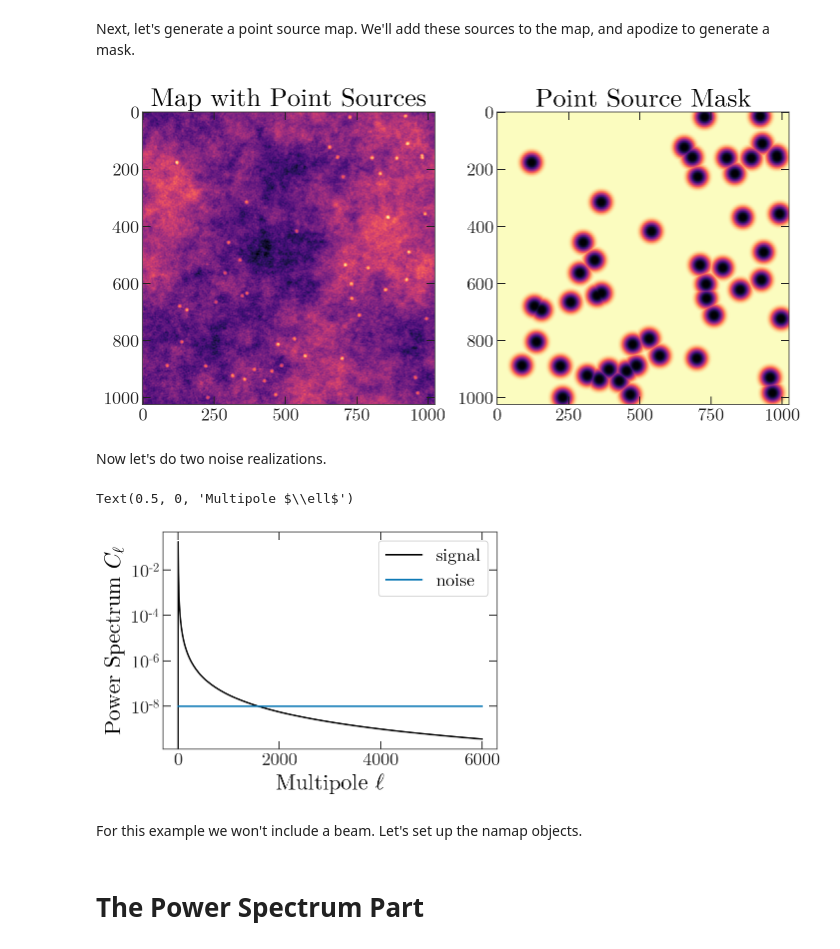
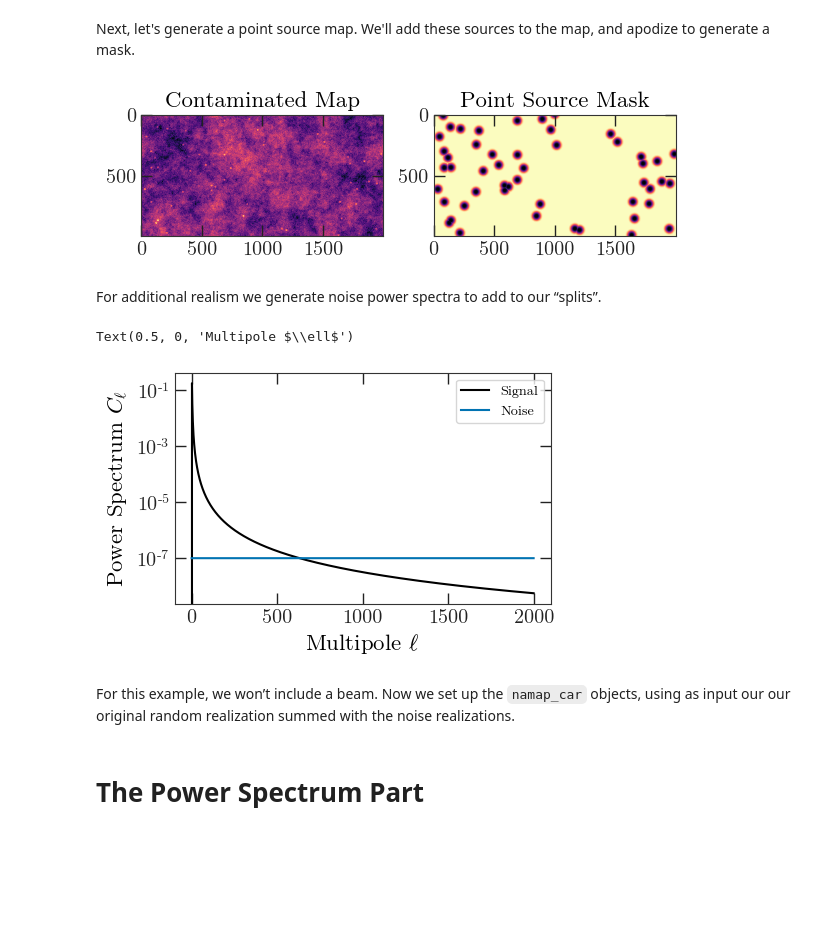
Before and after one commit to xzackli/nawrapper, a Jupyter notebook: notebooks/Getting Started.ipynb, the cells around one changed output. Cells and saved outputs as stored; diff of their text form; code cells hidden in the pictures; blank space fills up the shorter version.

```diff
--- a/notebooks/Getting Started.ipynb
+++ b/notebooks/Getting Started.ipynb
@@ -20,7 +23,7 @@ Let's generate a random map to try doing analysis on.
 # %%
-shape,wcs = enmap.geometry(shape=(1024,1024),
-                           res=np.deg2rad(0.5/60.),pos=(0,0))
-ells = np.arange(0,6000,1)
+shape,wcs = enmap.geometry(shape=(1000,2000),
+                           res=np.deg2rad(2/60.),pos=(0,0))
+ells = np.arange(0,2000,1)
 ps = np.zeros(len(ells))
 ps[2:] = 1/ells[2:]**2.5 # don't want monopole/dipole
 imap = enmap.rand_map(shape,wcs,ps[np.newaxis,np.newaxis])
@@ -33,46 +36,45 @@ Next, let's generate a point source map. We'll add these sources to the map, and
 # %%
 mask = enmap.ones(imap.shape, imap.wcs)
 
 N_point_sources = 50
 for i in range(N_point_sources):
     mask[
         np.random.randint(low=0, high=mask.shape[0]),
         np.random.randint(low=0, high=mask.shape[1]) ] = 0
-point_source_map = 1 - maptools.apod_C2(mask, 0.1)
+point_source_map = 1 - maptools.apod_C2(mask, 0.5)
 imap += point_source_map
-mask = maptools.apod_C2(mask, 0.5)
+mask = maptools.apod_C2(mask, 2)
 
-fig, axes = plt.subplots(1, 2, figsize=(10,20))
+fig, axes = plt.subplots(1, 2, figsize=(6,12))
 axes[0].imshow(imap)
 axes[1].imshow(mask)
-axes[0].set_title('Map with Point Sources')
+axes[0].set_title('Contaminated Map')
 axes[1].set_title('Point Source Mask')
 plt.tight_layout()
 # %% [output]
-[figure, old version]
+[figure, new version]
-# %% [markdown]
-Now let's do two noise realizations.
+# %% [markdown]
+For additional realism we generate noise power spectra to add to our “splits”.
 # %%
 ells = np.arange(0,len(ps),1)
-nl = np.ones(len(ells)) * 1e-8
+nl = np.ones(len(ells)) * 1e-7
 
-plt.figure(figsize=(6,4))
-plt.plot(ps, "-", label="signal")
-plt.plot(nl, "-", label="noise")
+plt.plot(ps, "-", label="Signal")
+plt.plot(nl, "-", label="Noise")
 plt.yscale('log')
 plt.legend()
 plt.ylabel(r'Power Spectrum $C_{\ell}$')
 plt.xlabel(r'Multipole $\ell$')
 # %% [output]
 Text(0.5, 0, 'Multipole $\\ell$')
-[figure, old version]
+[figure, new version]
 # %%
 noise_map_1 = enmap.rand_map(shape, wcs,
                              nl[np.newaxis, np.newaxis])
 noise_map_2 = enmap.rand_map(shape, wcs,
                              nl[np.newaxis, np.newaxis])
 # %% [markdown]
-For this example we won't include a beam. Let's set up the namap objects.
+For this example, we won’t include a beam. Now we set up the `namap_car` objects, using as input our our original random realization summed with the noise realizations.
 # %% [markdown]
 # The Power Spectrum Part
 # %%
```
Also changed, not shown: parts of 9 cells of this notebook, 12 other files.
